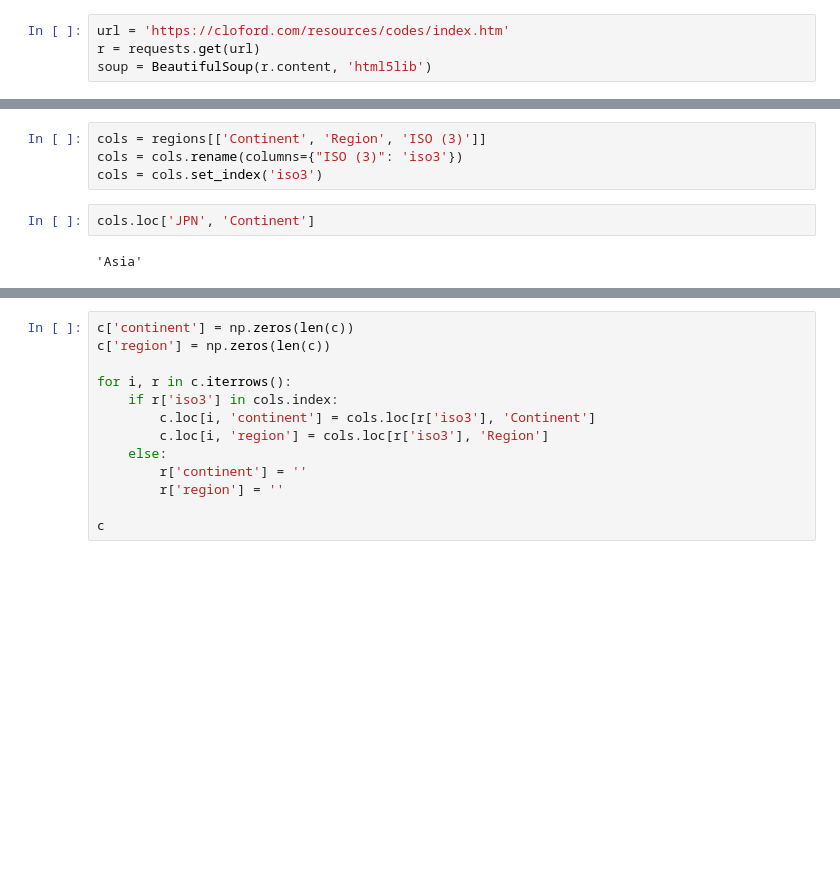
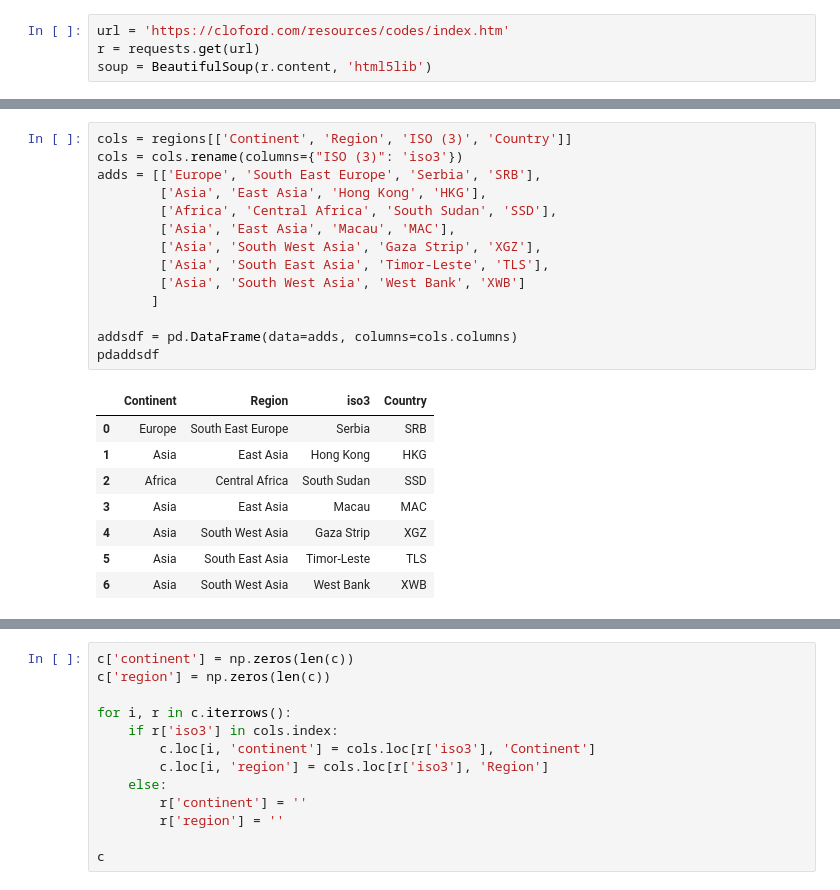
Before and after one commit to branmkam/guessthecity, a Jupyter notebook: data/datamanip.ipynb, the cells around one changed output, grey strips where cells are left out. Drawn from its saved outputs; the diff is of its cells as text; blank space fills up the shorter version.

Commit message:
fix data codes

```diff
--- a/data/datamanip.ipynb
+++ b/data/datamanip.ipynb
@@ -43,8 +58,23 @@ regions = table[0] #parses all tables and returns list, but we only have one.
 # %%
-cols = regions[['Continent', 'Region', 'ISO (3)']]
+cols = regions[['Continent', 'Region', 'ISO (3)', 'Country']]
 cols = cols.rename(columns={"ISO (3)": 'iso3'})
-cols = cols.set_index('iso3')
+adds = [['Europe', 'South East Europe', 'Serbia', 'SRB'],
+        ['Asia', 'East Asia', 'Hong Kong', 'HKG'],
+        ['Africa', 'Central Africa', 'South Sudan', 'SSD'],
+        ['Asia', 'East Asia', 'Macau', 'MAC'],
+        ['Asia', 'South West Asia', 'Gaza Strip', 'XGZ'],
+        ['Asia', 'South East Asia', 'Timor-Leste', 'TLS'],
+        ['Asia', 'South West Asia', 'West Bank', 'XWB']
+       ]
+
+addsdf = pd.DataFrame(data=adds, columns=cols.columns)
+pdaddsdf
+# %% [output]
+|  | Continent | Region | iso3 | Country |
+| 0 | Europe | South East Europe | Serbia | SRB |
+| 1 | Asia | East Asia | Hong Kong | HKG |
+| 2 | Africa | Central Africa | South Sudan | SSD |
+| 3 | Asia | East Asia | Macau | MAC |
+| 4 | Asia | South West Asia | Gaza Strip | XGZ |
+| 5 | Asia | South East Asia | Timor-Leste | TLS |
+| 6 | Asia | South West Asia | West Bank | XWB |
-# %%
-cols.loc['JPN', 'Continent']
-# %% [output]
-'Asia'
```
Also changed, not shown: parts of 4 cells of this notebook, 1 other file.
